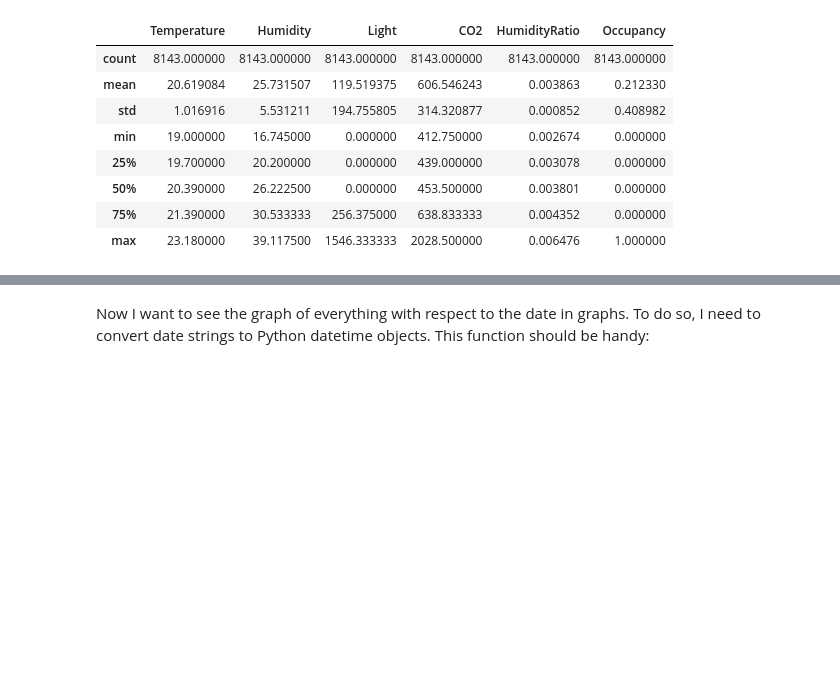
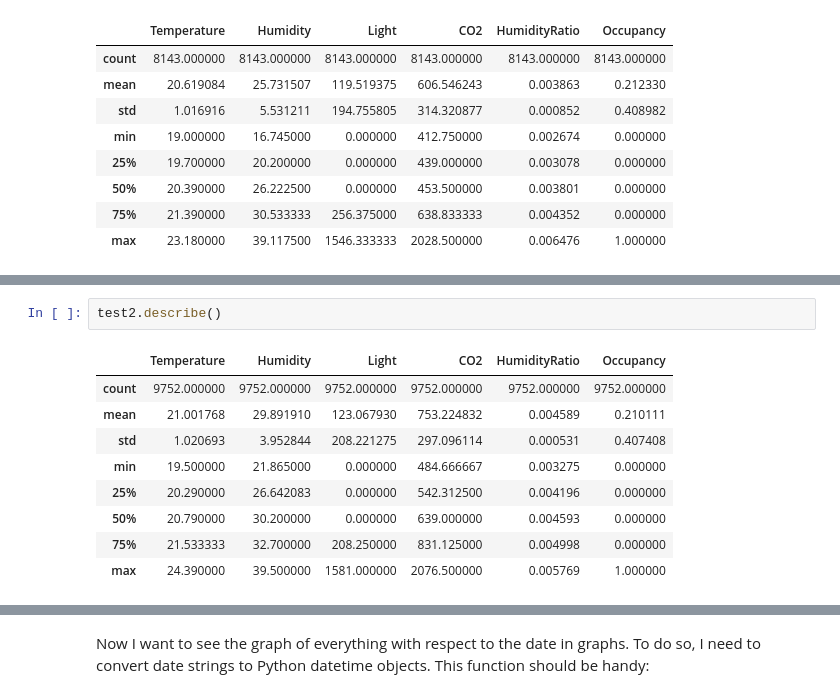
Before and after one commit to armut/Occupancy-Detection, a Jupyter notebook: A Scandal In the Office.ipynb, the cells around one changed output, grey strips where cells are left out. Saved outputs shown, nothing was run; the diff lists cells and outputs as text; blank space fills up the shorter version.

```diff
--- a/A Scandal In the Office.ipynb
+++ b/A Scandal In the Office.ipynb
@@ -78,0 +77,12 @@ with open('datatraining_modified.csv', 'w') as f:
+# %%
+test2.describe()
+# %% [output]
+|  | Temperature | Humidity | Light | CO2 | HumidityRatio | Occupancy |
+| count | 9752.000000 | 9752.000000 | 9752.000000 | 9752.000000 | 9752.000000 | 9752.000000 |
+| mean | 21.001768 | 29.891910 | 123.067930 | 753.224832 | 0.004589 | 0.210111 |
+| std | 1.020693 | 3.952844 | 208.221275 | 297.096114 | 0.000531 | 0.407408 |
+| min | 19.500000 | 21.865000 | 0.000000 | 484.666667 | 0.003275 | 0.000000 |
+| 25% | 20.290000 | 26.642083 | 0.000000 | 542.312500 | 0.004196 | 0.000000 |
+| 50% | 20.790000 | 30.200000 | 0.000000 | 639.000000 | 0.004593 | 0.000000 |
+| 75% | 21.533333 | 32.700000 | 208.250000 | 831.125000 | 0.004998 | 0.000000 |
+| max | 24.390000 | 39.500000 | 1581.000000 | 2076.500000 | 0.005769 | 1.000000 |
```
Also changed, not shown: parts of 29 cells of this notebook.
